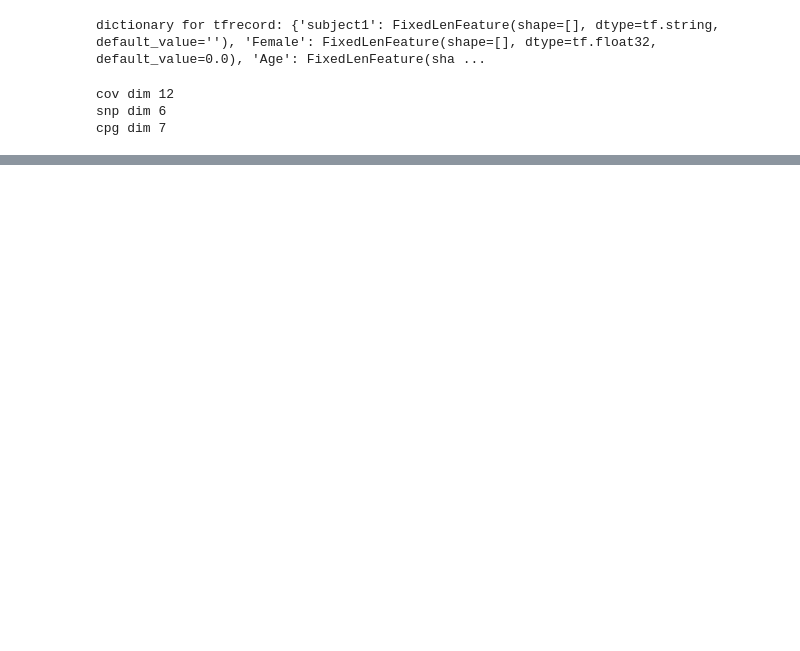
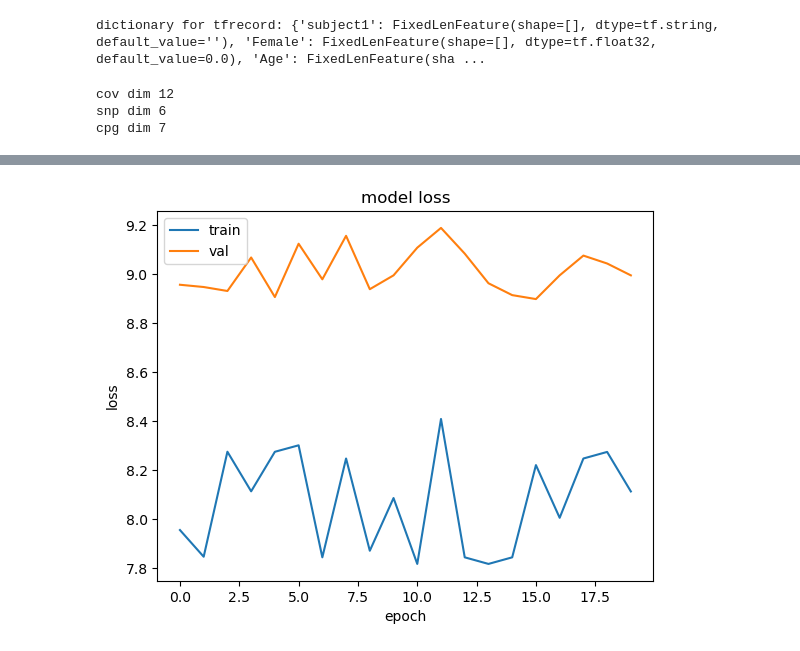
Before and after one commit to UCLA-Ritz-Lab/deeplearning_multiomics, a Jupyter notebook: notebooks/peg.ipynb, the cells around one changed output, grey strips where cells are left out. Cells and saved outputs as stored; diff of their text form; code cells hidden in the pictures; blank space fills up the shorter version.

```diff
--- a/notebooks/peg.ipynb
+++ b/notebooks/peg.ipynb
@@ -92,8 +149,13 @@ print(cov_model.summary())
 def create_snp_model(dataset):
     input_dim = dataset.element_spec[0]['snp_input'].shape[1]
     print('inputsize',input_dim)
+    output_dim = 5
+    mask = np.zeros((input_dim,output_dim))
+    mask[2,2] = 1
     inputs = layers.Input(shape=(input_dim,),name='snp_input')
-    x = layers.Dense(32,name='snp_gene')(inputs)
+    x = MaskedDense(units=output_dim,mask=mask)(inputs)
+    x = layers.Flatten()(x)
+    #x = layers.Dense(5,name='snp_gene')(inputs)
     x = layers.Dense(1,name='snp_gene_output')(x)
     return keras.models.Model(inputs,x,name='snp_model')
 snp_model = create_snp_model(train)
@@ -103,7 +165,7 @@ def create_cpg_model(dataset):
     input_dim = dataset.element_spec[0]['cpg_input'].shape[1]
     print('inputsize',input_dim)
     inputs = layers.Input(shape=(input_dim,),name='cpg_input')
-    x = layers.Dense(32,name='cpg_gene')(inputs)
+    x = layers.Dense(5,name='cpg_gene')(inputs)
     x = layers.Dense(1,name='cpg_gene_output')(x)
     return keras.models.Model(inputs,x,name='cpg_model')
 cpg_model = create_cpg_model(train)
@@ -111,8 +173,8 @@ print(cpg_model.summary())
 
 def create_pathway_model(cov_model,snp_model,cpg_model):
     pathwayInput = layers.concatenate([snp_model.output,cpg_model.output],name='pathway_input')
-    x = layers.Dense(8,name='pathway_level_1')(pathwayInput)
-    x = layers.Dense(4,name='pathway_level_2')(x)
+    x = layers.Dense(4,name='pathway_level_1')(pathwayInput)
+    x = layers.Dense(3,name='pathway_level_2')(x)K.bias_add
     x = layers.concatenate([cov_model.output,x],name='pathway_output')
     x = layers.Dense(1)(x)
     #return keras.models.Model(inputs=[cov_model.input,snp_model.input,cpg_model.input],outputs=x)
@@ -151,7 +215,2 @@ Model: "snp_model"
  Non-trainable params: 0 (0.00 B)
 ... (13 outputs left out)
-# %%
-#print(next(iter(cov_train)).numpy())
-pathway_model.compile("adam", "binary_crossentropy", metrics=["accuracy"])
-pathway_model.fit(train ,validation_data=val,steps_per_epoch=3,validation_steps=2,epochs=5)
-#model.fit(train,validation_data=val,steps_per_epoch=4,validation_steps=3,epochs=5)
@@ -169,0 +217,14 @@ Epoch 5/5
+# %%
+#print(next(iter(cov_train)).numpy())
+pathway_model.compile("adam", "binary_crossentropy", metrics=["accuracy"])
+
+rfrun_path = '../output/'
+csv_logger = K.callbacks.CSVLogger(rfrun_path + 'log.csv', append=True, separator=';')
+earlystop =K.callbacks.EarlyStopping(monitor='val_loss', min_delta=0.0001, patience=25, verbose=1, mode='auto')
+saveBestModel = K.callbacks.ModelCheckpoint(rfrun_path + "bestweight_job.h5", monitor='val_loss',
+                                          verbose=1, save_best_only=True, mode='auto')
+reduce_lr = K.callbacks.ReduceLROnPlateau(monitor='val_loss', factor=0.2,
+                              patience=5, min_lr=0.001)
+
+
+history = pathway_model.fit(train ,validation_data=val,steps_per_epoch=10,validation_steps=10,epochs=20,verbose=1,callbacks=[earlystop, saveBestModel, csv_logger, reduce_lr])
@@ -169,0 +236,10 @@ Epoch 5/5
+# %%
+plt.plot(history.history['loss'])
+plt.plot(history.history['val_loss'])
+plt.title('model loss')
+plt.ylabel('loss')
+plt.xlabel('epoch')
+plt.legend(['train', 'val'], loc='upper left')
+plt.show()
+# %% [output]
+[figure, added]
```
Also changed, not shown: parts of 7 cells of this notebook, 1 other file.
